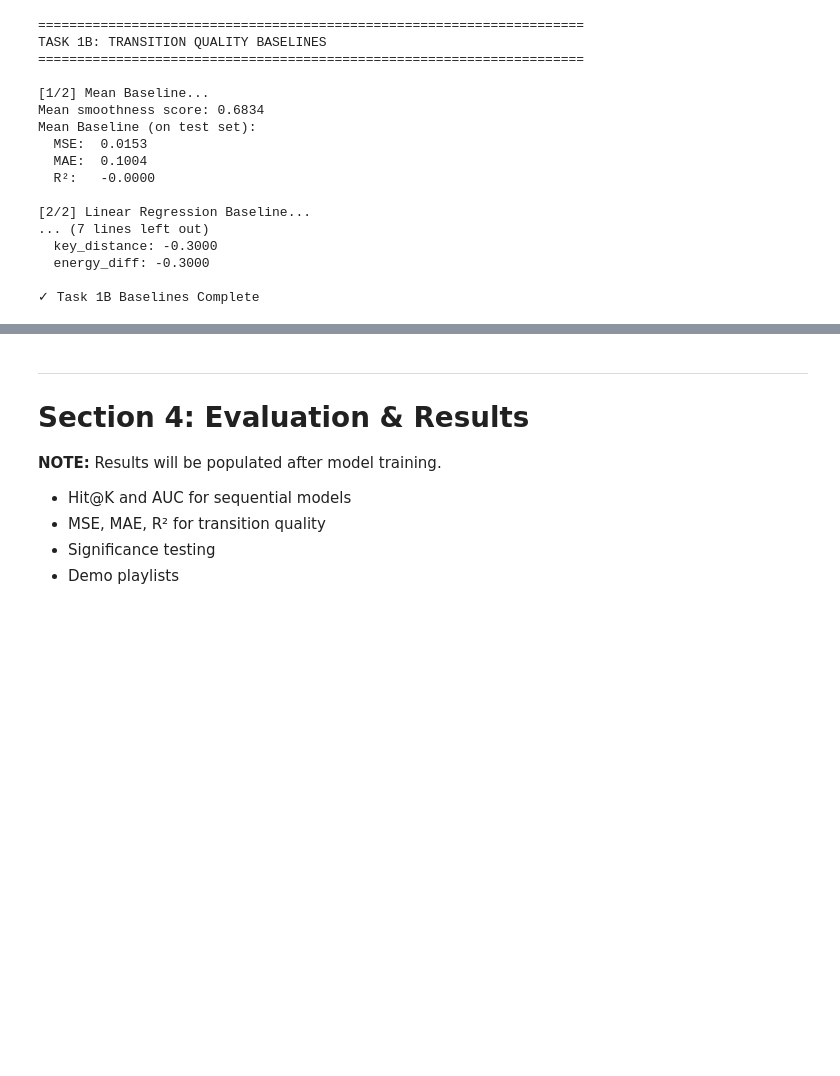
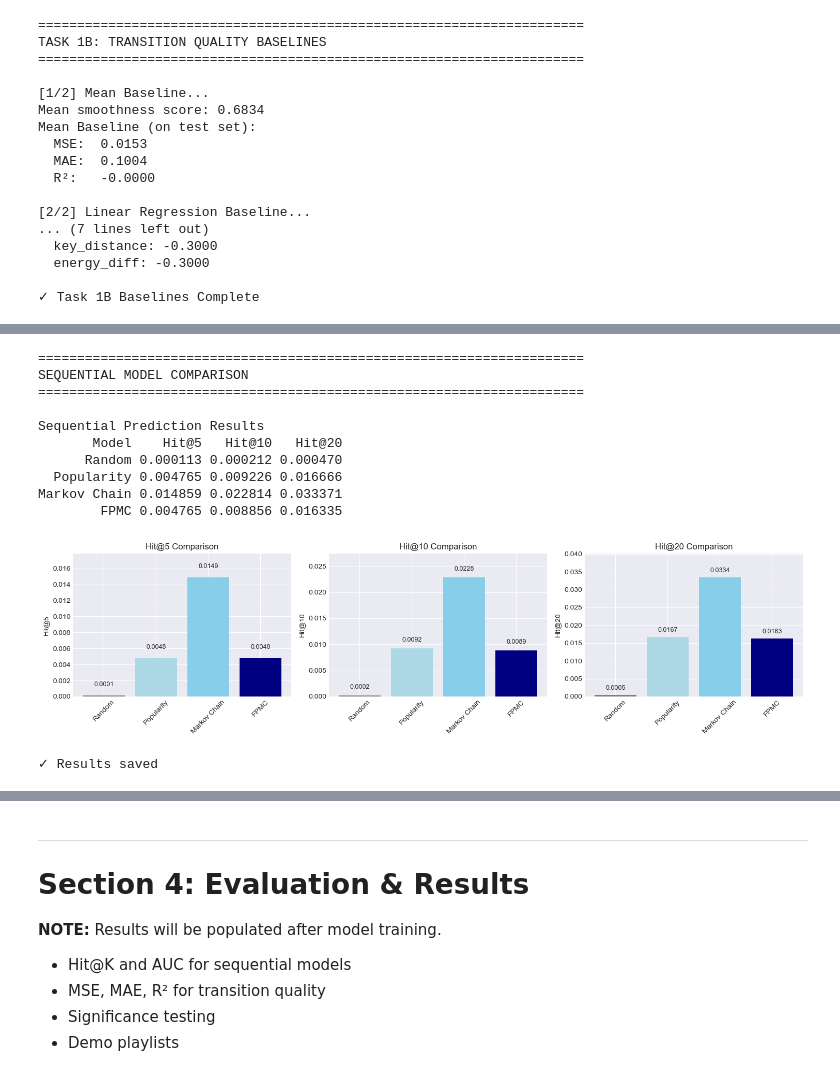
Before and after one commit to choshingcheung/aidj, a Jupyter notebook: notebooks/ai_dj_main.ipynb, the cells around one changed output, grey strips where cells are left out. Cells and saved outputs as stored; diff of their text form; code cells hidden in the pictures; blank space fills up the shorter version.

Commit message:
Finished training for all models. Need to finetune lots of details

```diff
--- a/notebooks/ai_dj_main.ipynb
+++ b/notebooks/ai_dj_main.ipynb
@@ -1010,0 +1239,51 @@ Linear Regression 2.094532e-31 3.677793e-16  1.000000
+# %%
+print("\n" + "="*70)
+print("SEQUENTIAL MODEL COMPARISON")
+print("="*70)
+
+# Create comparison table
+seq_comparison = pd.DataFrame({
+    'Model': ['Random', 'Popularity', 'Markov Chain', 'FPMC'],
+    'Hit@5': [random_hit5, pop_hit5, markov_hit5, fpmc_hit5],
+    'Hit@10': [random_hit10, pop_hit10, markov_hit10, fpmc_hit10],
+    'Hit@20': [random_hit20, pop_hit20, markov_hit20, fpmc_hit20],
+})
+
+print("\nSequential Prediction Results")
+print(seq_comparison.to_string(index=False))
+
+# Visualization
+fig, axes = plt.subplots(1, 3, figsize=(15, 4))
+
+for ax, k in zip(axes, [5, 10, 20]):
+    col = f'Hit@{k}'
+    ax.bar(seq_comparison['Model'], seq_comparison[col], color=['gray', 'lightblue', 'skyblue', 'navy'])
+    ax.set_ylabel(f'Hit@{k}')
+    ax.set_title(f'Hit@{k} Comparison')
+    ax.set_ylim(0, max(seq_comparison[col]) * 1.2)
+    ax.tick_params(axis='x', rotation=45)
+
+    # Add value labels on bars
+    for i, (model, val) in enumerate(zip(seq_comparison['Model'], seq_comparison[col])):
+        ax.text(i, val + 0.001, f'{val:.4f}', ha='center', va='bottom', fontsize=9)
+
+plt.tight_layout()
+plt.savefig('../outputs/figures/06_fpmc_comparison.png', dpi=150, bbox_inches='tight')
+plt.show()
+
+# Save results
+seq_comparison.to_csv('../outputs/results/fpmc_sequential_results.csv', index=False)
+print("\n✓ Results saved")
+# %% [output]
+======================================================================
+SEQUENTIAL MODEL COMPARISON
+======================================================================
+
+Sequential Prediction Results
+       Model    Hit@5   Hit@10   Hit@20
+      Random 0.000113 0.000212 0.000470
+  Popularity 0.004765 0.009226 0.016666
+Markov Chain 0.014859 0.022814 0.033371
+        FPMC 0.004765 0.008856 0.016335
+[figure, added]
+✓ Results saved
```
Also changed, not shown: parts of 24 cells of this notebook, 2 other files.
